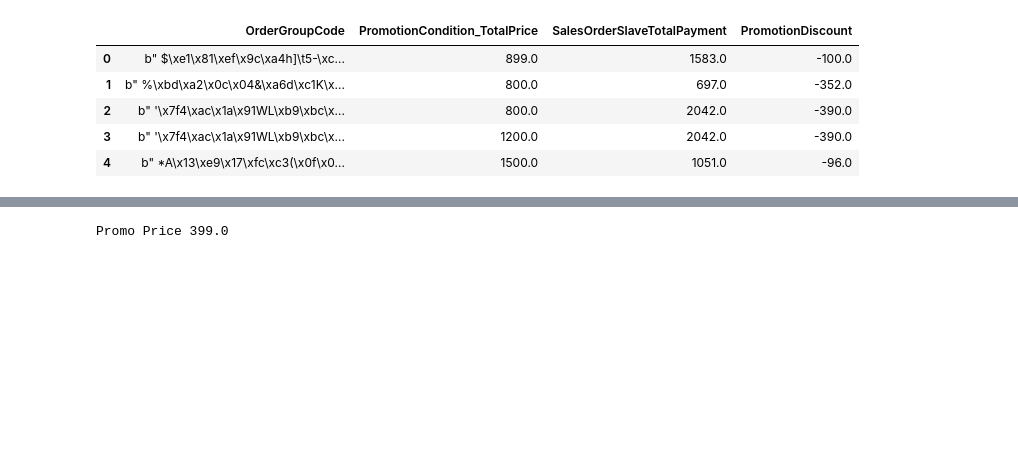
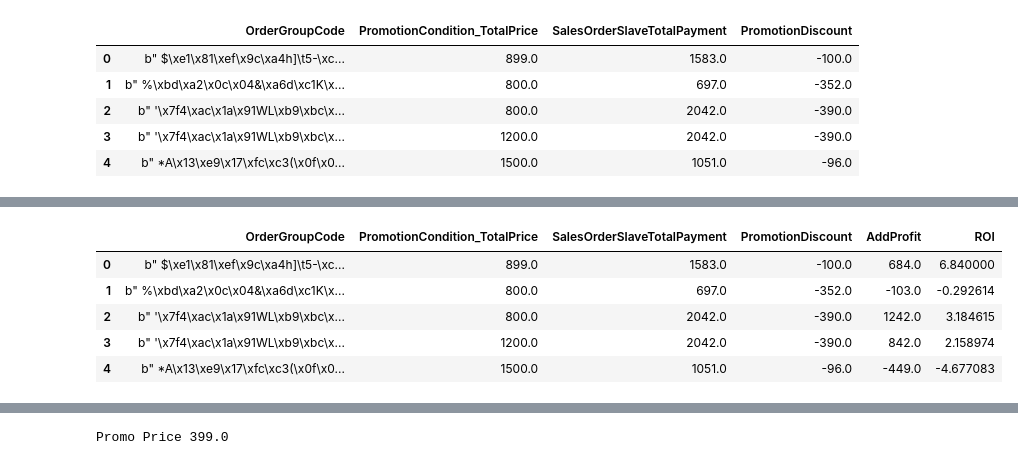
Before and after one commit to JessieChiu/CSXSpring2018_Python, a Jupyter notebook: final/final.ipynb, the cells around one changed output, grey strips where cells are left out. Drawn from its saved outputs; the diff is of its cells as text; code cells hidden in the pictures; blank space fills up the shorter version.

```diff
--- a/final/final.ipynb
+++ b/final/final.ipynb
@@ -105,3 +105,13 @@ df_new.head()
 | 2 | b" '\x7f4\xac\x1a\x91WL\xb9\xbc\x... | 800.0 | 2042.0 | -390.0 | 1242.0 |
 | 3 | b" '\x7f4\xac\x1a\x91WL\xb9\xbc\x... | 1200.0 | 2042.0 | -390.0 | 842.0 |
 | 4 | b" *A\x13\xe9\x17\xfc\xc3(\x0f\x0... | 1500.0 | 1051.0 | -96.0 | -449.0 |
+# %%
+df_new['ROI'] =  df_new['AddProfit'] / abs(df_new['PromotionDiscount'])
+df_new.head()
+# %% [output]
+|  | OrderGroupCode | PromotionCondition_TotalPrice | SalesOrderSlaveTotalPayment | PromotionDiscount | AddProfit | ROI |
+| 0 | b" $\xe1\x81\xef\x9c\xa4h]\t5-\xc... | 899.0 | 1583.0 | -100.0 | 684.0 | 6.840000 |
+| 1 | b" %\xbd\xa2\x0c\x04&\xa6d\xc1K\x... | 800.0 | 697.0 | -352.0 | -103.0 | -0.292614 |
+| 2 | b" '\x7f4\xac\x1a\x91WL\xb9\xbc\x... | 800.0 | 2042.0 | -390.0 | 1242.0 | 3.184615 |
+| 3 | b" '\x7f4\xac\x1a\x91WL\xb9\xbc\x... | 1200.0 | 2042.0 | -390.0 | 842.0 | 2.158974 |
+| 4 | b" *A\x13\xe9\x17\xfc\xc3(\x0f\x0... | 1500.0 | 1051.0 | -96.0 | -449.0 | -4.677083 |
```
Also changed, not shown: parts of 8 cells of this notebook.
